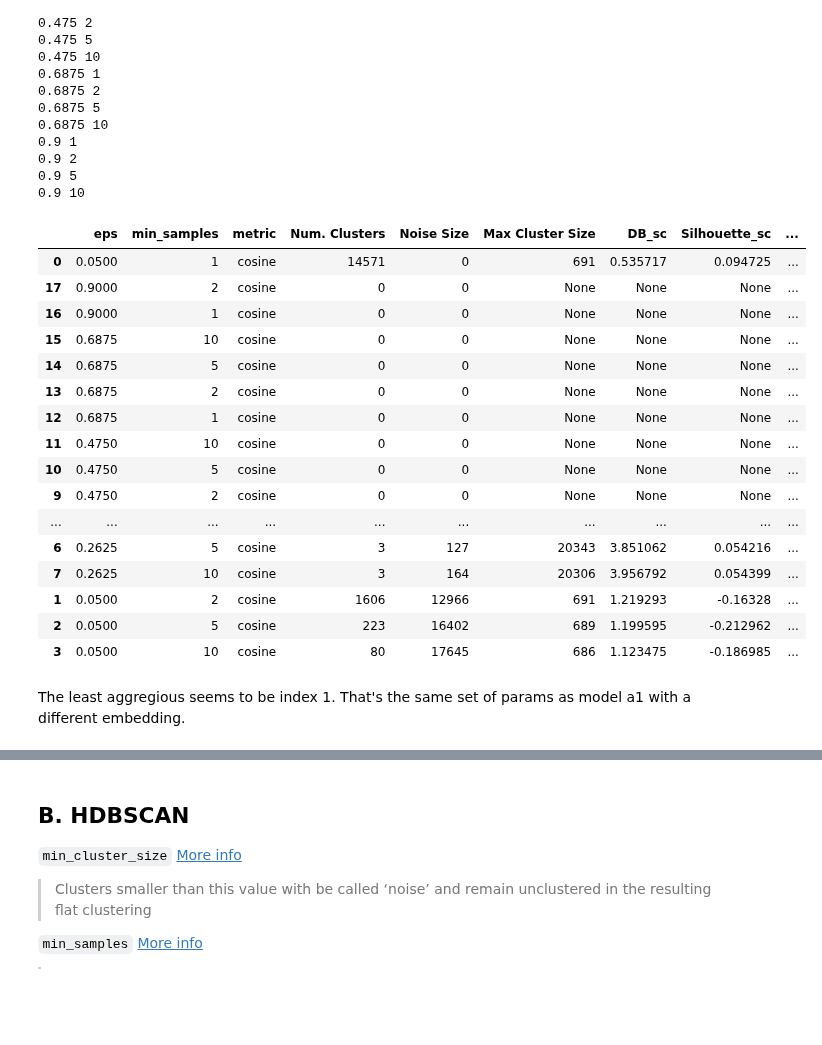
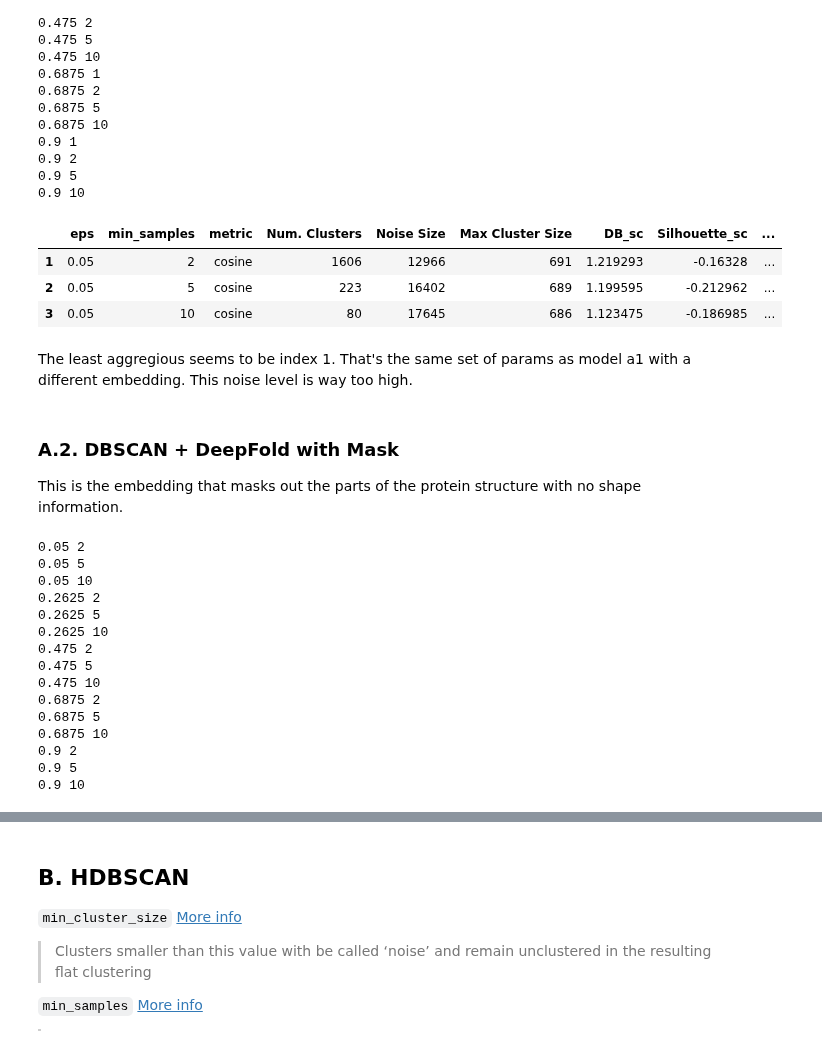
Before and after one commit to dptrsa-300/pss, a Jupyter notebook: Models.ipynb, the cells around one changed output, grey strips where cells are left out. Saved outputs shown, nothing was run; the diff lists cells and outputs as text; code cells hidden in the pictures; blank space fills up the shorter version.

```diff
--- a/Models.ipynb
+++ b/Models.ipynb
@@ -452,27 +502,17 @@ a2_gridsearch  = ev.dbscan_gridsearch(X_seqvec, range_eps, range_min_samples, me
 0.9 5
 0.9 10
 # %%
-a2_gridsearch
+a2_gridsearch[
+    (a2_gridsearch["Noise Size"] > 0)
+    & (a2_gridsearch["Num. Clusters"] > 50)
+]
 # %% [output]
 |  | eps | min_samples | metric | Num. Clusters | Noise Size | Max Cluster Size | DB_sc | Silhouette_sc | ... |
-| 0 | 0.0500 | 1 | cosine | 14571 | 0 | 691 | 0.535717 | 0.094725 | ... |
-| 17 | 0.9000 | 2 | cosine | 0 | 0 | None | None | None | ... |
-| 16 | 0.9000 | 1 | cosine | 0 | 0 | None | None | None | ... |
-| 15 | 0.6875 | 10 | cosine | 0 | 0 | None | None | None | ... |
-| 14 | 0.6875 | 5 | cosine | 0 | 0 | None | None | None | ... |
-| 13 | 0.6875 | 2 | cosine | 0 | 0 | None | None | None | ... |
-| 12 | 0.6875 | 1 | cosine | 0 | 0 | None | None | None | ... |
-| 11 | 0.4750 | 10 | cosine | 0 | 0 | None | None | None | ... |
-| 10 | 0.4750 | 5 | cosine | 0 | 0 | None | None | None | ... |
-| 9 | 0.4750 | 2 | cosine | 0 | 0 | None | None | None | ... |
-| ... | ... | ... | ... | ... | ... | ... | ... | ... | ... |
-| 6 | 0.2625 | 5 | cosine | 3 | 127 | 20343 | 3.851062 | 0.054216 | ... |
-| 7 | 0.2625 | 10 | cosine | 3 | 164 | 20306 | 3.956792 | 0.054399 | ... |
-| 1 | 0.0500 | 2 | cosine | 1606 | 12966 | 691 | 1.219293 | -0.16328 | ... |
-| 2 | 0.0500 | 5 | cosine | 223 | 16402 | 689 | 1.199595 | -0.212962 | ... |
-| 3 | 0.0500 | 10 | cosine | 80 | 17645 | 686 | 1.123475 | -0.186985 | ... |
+| 1 | 0.05 | 2 | cosine | 1606 | 12966 | 691 | 1.219293 | -0.16328 | ... |
+| 2 | 0.05 | 5 | cosine | 223 | 16402 | 689 | 1.199595 | -0.212962 | ... |
+| 3 | 0.05 | 10 | cosine | 80 | 17645 | 686 | 1.123475 | -0.186985 | ... |
 # %% [markdown]
-The least aggregious seems to be index 1. That's the same set of params as model a1 with a different embedding.
+The least aggregious seems to be index 1. That's the same set of params as model a1 with a different embedding. This noise level is way too high.
 # %%
 a2_model = DBSCAN(eps=0.0500,
                   min_samples=2,
@@ -481,3 +521,29 @@ a2_model = DBSCAN(eps=0.0500,
 # file_path = 'model_outputs/a2_model.pkl'
 # with open(file_path, 'wb') as file:
 #     pickle.dump(a2_model, file)
+# %% [markdown]
+### A.2. DBSCAN + DeepFold with Mask
+
+This is the embedding that masks out the parts of the protein structure with no shape information.
+# %%
+# With cosine
+range_eps = np.linspace(start=0.05, stop=0.9, num=5)
+range_min_samples = [2, 5, 10]
+
+a3_gridsearch  = ev.dbscan_gridsearch(X_deepfold_mask, range_eps, range_min_samples, metric='cosine')
+# %% [output]
+0.05 2
+0.05 5
+0.05 10
+0.2625 2
+0.2625 5
+0.2625 10
+0.475 2
+0.475 5
+0.475 10
+0.6875 2
+0.6875 5
+0.6875 10
+0.9 2
+0.9 5
+0.9 10
```
Also changed, not shown: parts of 60 cells of this notebook, 5 other files.
